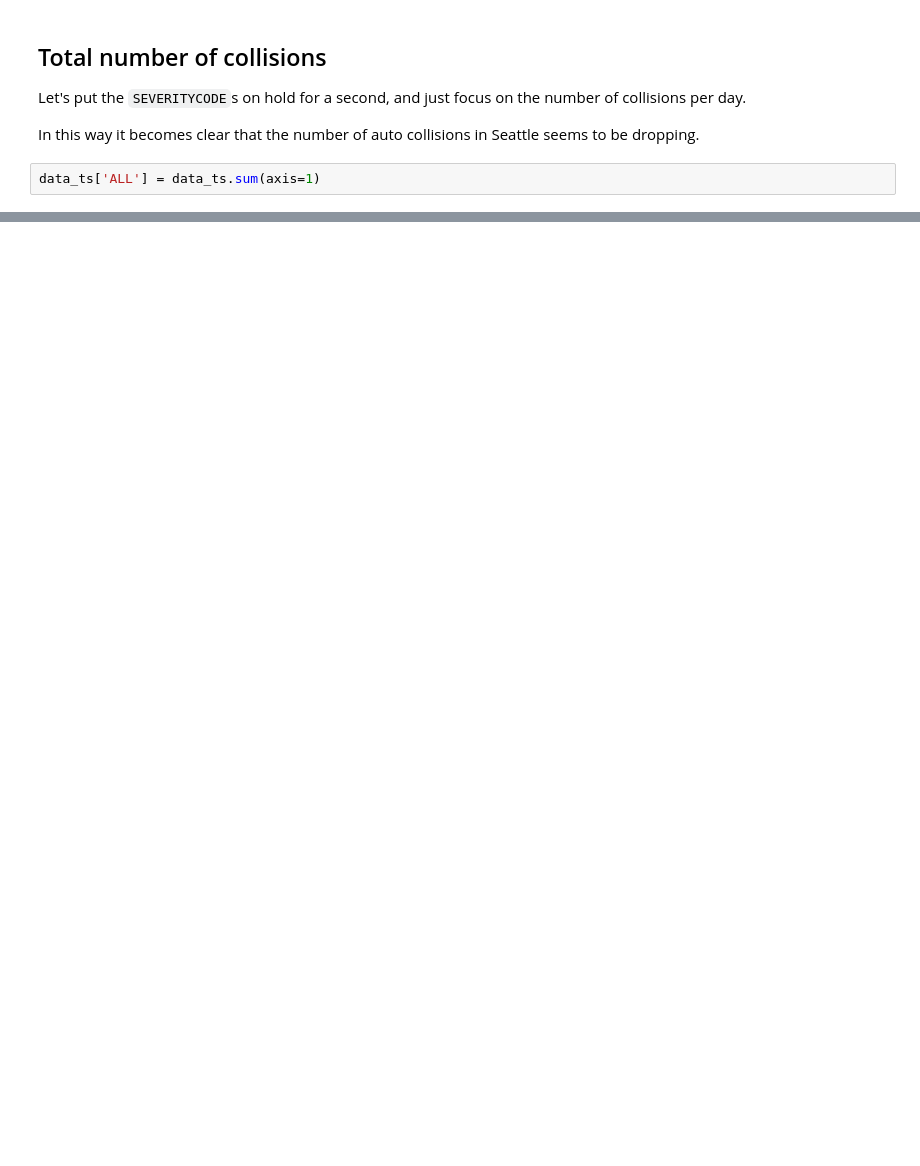
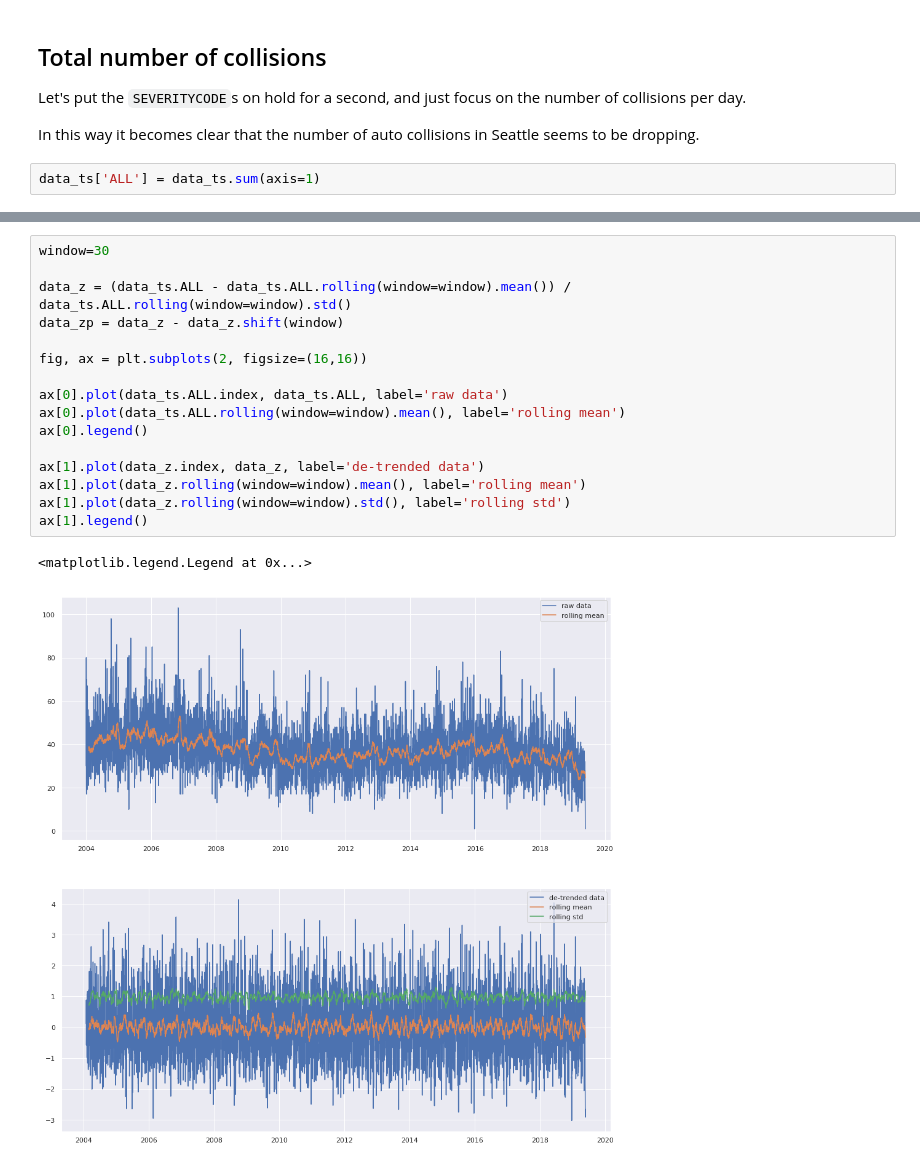
Before and after one commit to andrewmaurer/ml-techniques, a Jupyter notebook: Time Series Forecasting.ipynb, the cells around one changed output, grey strips where cells are left out. Drawn from its saved outputs; the diff is of its cells as text; blank space fills up the shorter version.

```diff
--- a/Time Series Forecasting.ipynb
+++ b/Time Series Forecasting.ipynb
@@ -159,0 +217,19 @@ data_ts.ALL.plot(figsize=(15,6))
+# %%
+window=30
+
+data_z = (data_ts.ALL - data_ts.ALL.rolling(window=window).mean()) / data_ts.ALL.rolling(window=window).std()
+data_zp = data_z - data_z.shift(window)
+
+fig, ax = plt.subplots(2, figsize=(16,16))
+
+ax[0].plot(data_ts.ALL.index, data_ts.ALL, label='raw data')
+ax[0].plot(data_ts.ALL.rolling(window=window).mean(), label='rolling mean')
+ax[0].legend()
+
+ax[1].plot(data_z.index, data_z, label='de-trended data')
+ax[1].plot(data_z.rolling(window=window).mean(), label='rolling mean')
+ax[1].plot(data_z.rolling(window=window).std(), label='rolling std')
+ax[1].legend()
+# %% [output]
+<matplotlib.legend.Legend at 0x...>
+[figure, added]
```
Also changed, not shown: parts of 15 cells of this notebook.
